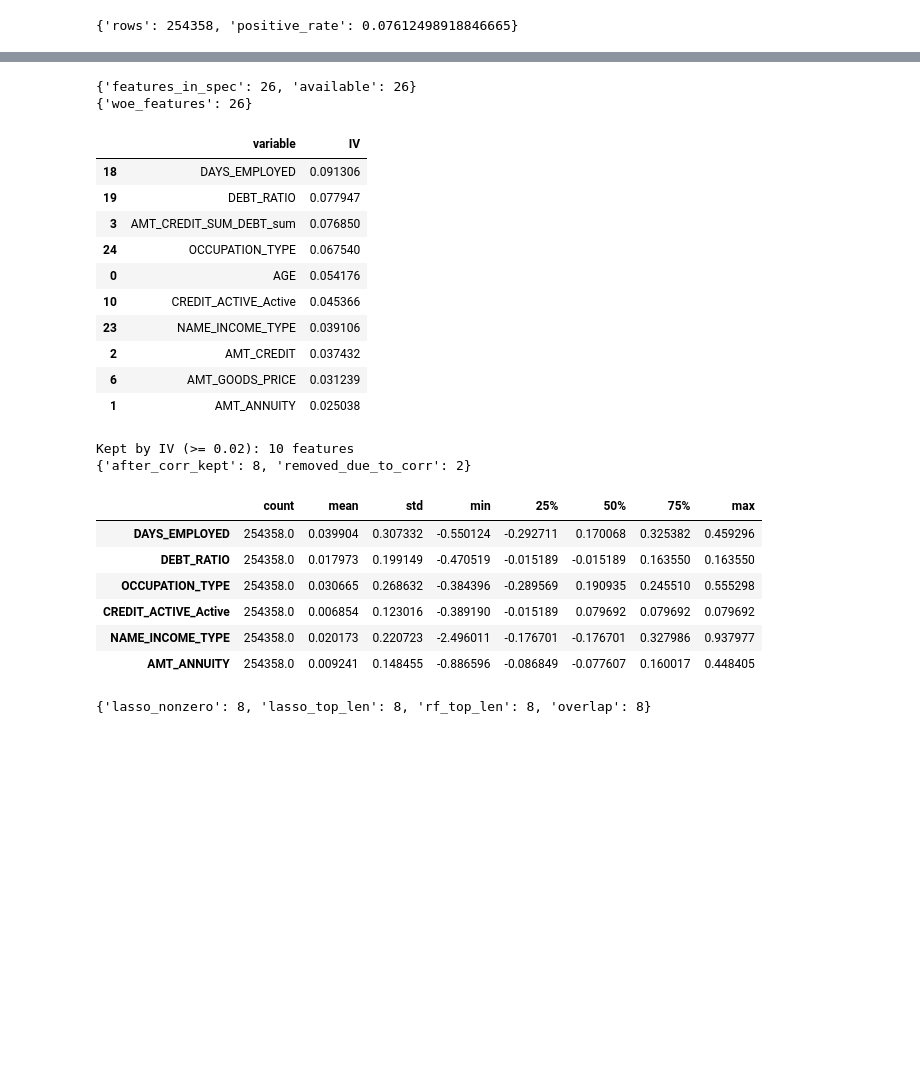
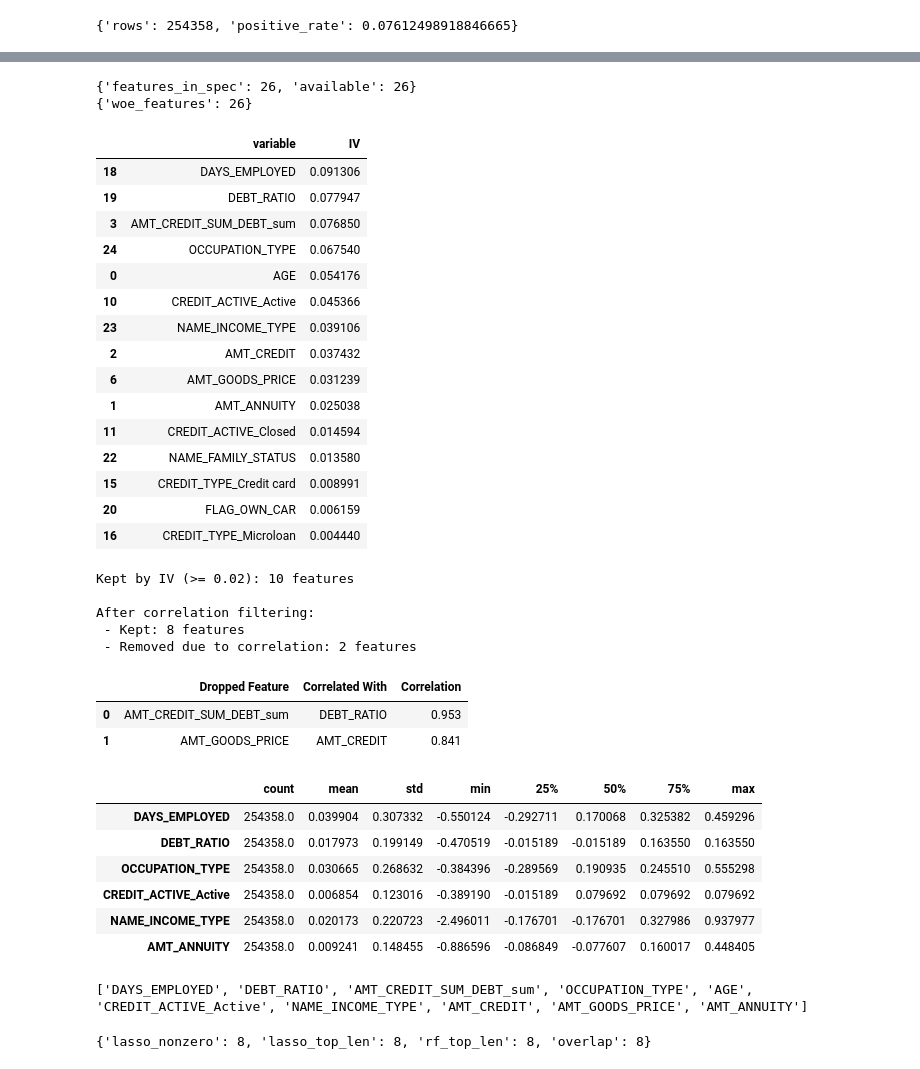
Before and after one commit to JohnErnestTan/Financial-Analytics-for-Elderly-care-Support-Loan-IS453, a Jupyter notebook: feature_selection_and_modeling.ipynb, the cells around one changed output, grey strips where cells are left out. Saved outputs shown, nothing was run; the diff lists cells and outputs as text; code cells hidden in the pictures; blank space fills up the shorter version.

```diff
--- a/feature_selection_and_modeling.ipynb
+++ b/feature_selection_and_modeling.ipynb
@@ -129,7 +143,7 @@ iv_df = iv_df_comp.merge(iv_df_file, on="variable", how="outer", suffixes=("_com
 iv_df["IV_final"] = iv_df["IV_file"].fillna(iv_df["IV_comp"]).fillna(0.0)
 iv_df = iv_df[["variable", "IV_final"]].rename(columns={"IV_final": "IV"}).sort_values("IV", ascending=False)
 
-iv_df.head(10)
+iv_df.head(15)
 # %% [output]
 {'features_in_spec': 26, 'available': 26}
 {'woe_features': 26}
@@ -144,42 +158,75 @@ iv_df.head(10)
 | 2 | AMT_CREDIT | 0.037432 |
 | 6 | AMT_GOODS_PRICE | 0.031239 |
 | 1 | AMT_ANNUITY | 0.025038 |
+| 11 | CREDIT_ACTIVE_Closed | 0.014594 |
+| 22 | NAME_FAMILY_STATUS | 0.013580 |
+| 15 | CREDIT_TYPE_Credit card | 0.008991 |
+| 20 | FLAG_OWN_CAR | 0.006159 |
+| 16 | CREDIT_TYPE_Microloan | 0.004440 |
 # %%
-# Step 1 – Univariate filtering (IV threshold) and correlation pruning
+# Step 1 – Univariate filtering (IV threshold) and correlation pruning with explanations
 
 kept_by_iv = iv_df[iv_df["IV"] >= IV_THRESHOLD]["variable"].tolist()
 print(f"Kept by IV (>= {IV_THRESHOLD}): {len(kept_by_iv)} features")
+
 X_iv = X_woe[kept_by_iv].copy()
+abs_corr = X_iv.corr().abs()
 
-abs_corr = X_iv.corr().abs()
+# Order variables by IV descending (most predictive first)
 order = iv_df.set_index("variable").loc[kept_by_iv].sort_values("IV", ascending=False).index.tolist()
 
 kept = []
-skipped = set()
+skipped = []
+drop_reasons = []  # store tuples (dropped_feature, correlated_with, corr_value)
+
 for f in order:
-    if f in skipped:
-        continue
-    if kept:
-        corr_with_kept = abs_corr.loc[f, kept].abs().max()
-        if pd.notna(corr_with_kept) and corr_with_kept > CORR_THRESHOLD:
-            skipped.add(f)
+    if kept:  # compare with already-kept features
+        corr_with_kept = abs_corr.loc[f, kept].abs()
+        max_corr = corr_with_kept.max()
+        most_corr_feat = corr_with_kept.idxmax()
+
+        # Drop feature if correlation exceeds threshold
+        if pd.notna(max_corr) and max_corr > CORR_THRESHOLD:
+            skipped.append(f)
+            drop_reasons.append((f, most_corr_feat, round(max_corr, 3)))
             continue
     kept.append(f)
 
-print({"after_corr_kept": len(kept), "removed_due_to_corr": len(kept_by_iv) - len(kept)})
+# Summary
+print(f"\nAfter correlation filtering:")
+print(f" - Kept: {len(kept)} features")
+print(f" - Removed due to correlation: {len(kept_by_iv) - len(kept)} features\n")
 
+# Show which were dropped and why
+if drop_reasons:
+    drop_df = pd.DataFrame(drop_reasons, columns=["Dropped Feature", "Correlated With", "Correlation"])
+    display(drop_df)
+else:
+    print("No features were dropped due to correlation.")
+
+# Final filtered set
 X_flt = X_iv[kept].copy()
 X_flt.describe().T.head(10)
 # %% [output]
 Kept by IV (>= 0.02): 10 features
-{'after_corr_kept': 8, 'removed_due_to_corr': 2}
+
+After correlation filtering:
+ - Kept: 8 features
+ - Removed due to correlation: 2 features
-|  | count | mean | std | min | 25% | 50% | 75% | max |
-| DAYS_EMPLOYED | 254358.0 | 0.039904 | 0.307332 | -0.550124 | -0.292711 | 0.170068 | 0.325382 | 0.459296 |
-| DEBT_RATIO | 254358.0 | 0.017973 | 0.199149 | -0.470519 | -0.015189 | -0.015189 | 0.163550 | 0.163550 |
-| OCCUPATION_TYPE | 254358.0 | 0.030665 | 0.268632 | -0.384396 | -0.289569 | 0.190935 | 0.245510 | 0.555298 |
-| CREDIT_ACTIVE_Active | 254358.0 | 0.006854 | 0.123016 | -0.389190 | -0.015189 | 0.079692 | 0.079692 | 0.079692 |
-| NAME_INCOME_TYPE | 254358.0 | 0.020173 | 0.220723 | -2.496011 | -0.176701 | -0.176701 | 0.327986 | 0.937977 |
-| AMT_ANNUITY | 254358.0 | 0.009241 | 0.148455 | -0.886596 | -0.086849 | -0.077607 | 0.160017 | 0.448405 |
+|  | Dropped Feature | Correlated With | Correlation |
+| 0 | AMT_CREDIT_SUM_DEBT_sum | DEBT_RATIO | 0.953 |
+| 1 | AMT_GOODS_PRICE | AMT_CREDIT | 0.841 |
+|  | count | mean | std | min | 25% | 50% | 75% | max |
+| DAYS_EMPLOYED | 254358.0 | 0.039904 | 0.307332 | -0.550124 | -0.292711 | 0.170068 | 0.325382 | 0.459296 |
+| DEBT_RATIO | 254358.0 | 0.017973 | 0.199149 | -0.470519 | -0.015189 | -0.015189 | 0.163550 | 0.163550 |
+| OCCUPATION_TYPE | 254358.0 | 0.030665 | 0.268632 | -0.384396 | -0.289569 | 0.190935 | 0.245510 | 0.555298 |
+| CREDIT_ACTIVE_Active | 254358.0 | 0.006854 | 0.123016 | -0.389190 | -0.015189 | 0.079692 | 0.079692 | 0.079692 |
+| NAME_INCOME_TYPE | 254358.0 | 0.020173 | 0.220723 | -2.496011 | -0.176701 | -0.176701 | 0.327986 | 0.937977 |
+| AMT_ANNUITY | 254358.0 | 0.009241 | 0.148455 | -0.886596 | -0.086849 | -0.077607 | 0.160017 | 0.448405 |
+# %%
+print(kept_by_iv)
+# %% [output]
+['DAYS_EMPLOYED', 'DEBT_RATIO', 'AMT_CREDIT_SUM_DEBT_sum', 'OCCUPATION_TYPE', 'AGE', 'CREDIT_ACTIVE_Active', 'NAME_INCOME_TYPE', 'AMT_CREDIT', 'AMT_GOODS_PRICE', 'AMT_ANNUITY']
 # %%
 # Step 2 – Model-Based Selection (Lasso Logistic Regression and Random Forest)
 
```
Also changed, not shown: parts of 5 cells of this notebook, 4 other files.
